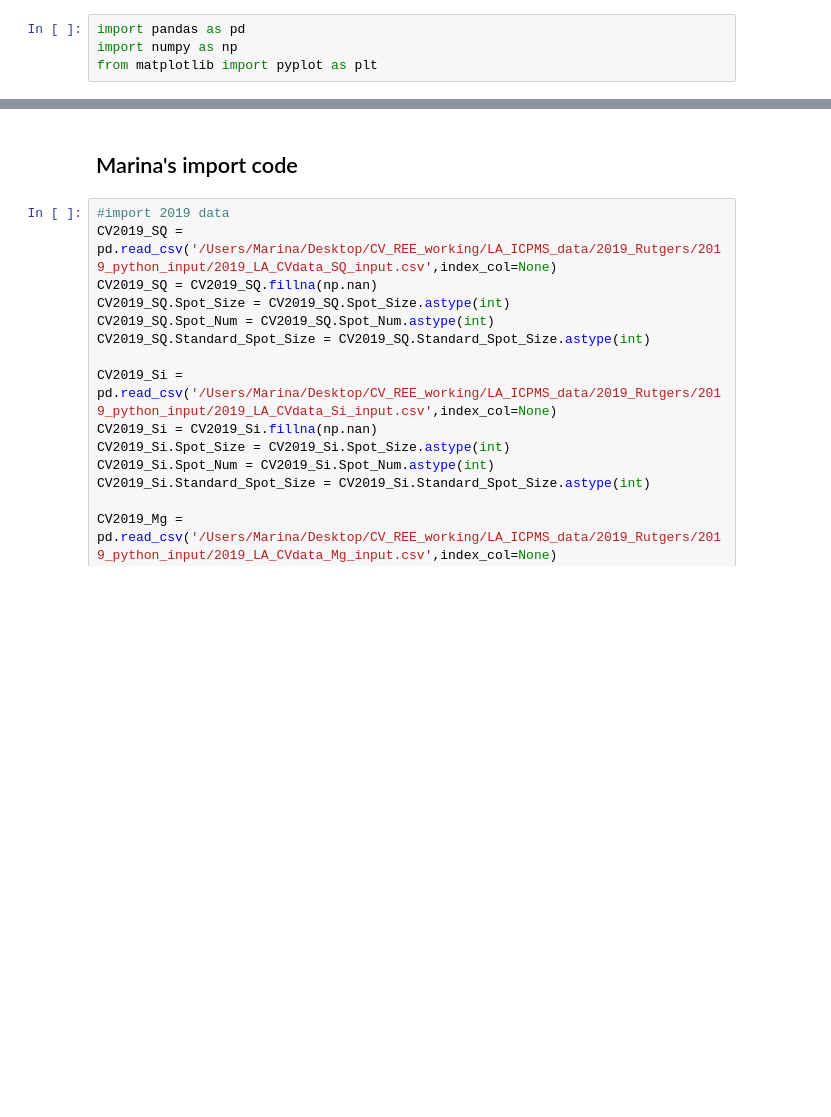
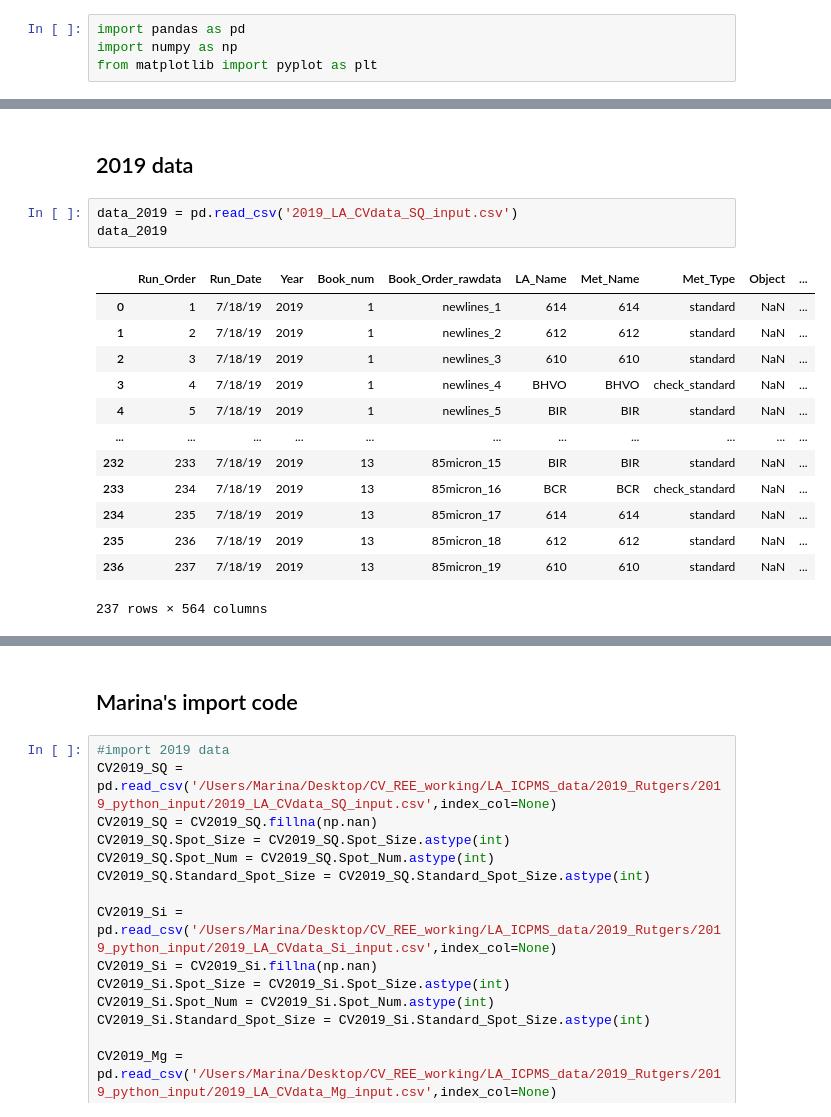
Before and after one commit to JGCAITLIN/HFSE, a Jupyter notebook: prelim_plotting.ipynb, the cells around one changed output, grey strips where cells are left out. Saved outputs shown, nothing was run; the diff lists cells and outputs as text; blank space fills up the shorter version.

```diff
--- a/prelim_plotting.ipynb
+++ b/prelim_plotting.ipynb
@@ -4,0 +41,19 @@ from matplotlib import pyplot as plt
+# %% [markdown]
+## 2019 data
+# %%
+data_2019 = pd.read_csv('2019_LA_CVdata_SQ_input.csv')
+data_2019
+# %% [output]
+|  | Run_Order | Run_Date | Year | Book_num | Book_Order_rawdata | LA_Name | Met_Name | Met_Type | Object | ... |
+| 0 | 1 | 7/18/19 | 2019 | 1 | newlines_1 | 614 | 614 | standard | NaN | ... |
+| 1 | 2 | 7/18/19 | 2019 | 1 | newlines_2 | 612 | 612 | standard | NaN | ... |
+| 2 | 3 | 7/18/19 | 2019 | 1 | newlines_3 | 610 | 610 | standard | NaN | ... |
+| 3 | 4 | 7/18/19 | 2019 | 1 | newlines_4 | BHVO | BHVO | check_standard | NaN | ... |
+| 4 | 5 | 7/18/19 | 2019 | 1 | newlines_5 | BIR | BIR | standard | NaN | ... |
+| ... | ... | ... | ... | ... | ... | ... | ... | ... | ... | ... |
+| 232 | 233 | 7/18/19 | 2019 | 13 | 85micron_15 | BIR | BIR | standard | NaN | ... |
+| 233 | 234 | 7/18/19 | 2019 | 13 | 85micron_16 | BCR | BCR | check_standard | NaN | ... |
+| 234 | 235 | 7/18/19 | 2019 | 13 | 85micron_17 | 614 | 614 | standard | NaN | ... |
+| 235 | 236 | 7/18/19 | 2019 | 13 | 85micron_18 | 612 | 612 | standard | NaN | ... |
+| 236 | 237 | 7/18/19 | 2019 | 13 | 85micron_19 | 610 | 610 | standard | NaN | ... |
+237 rows × 564 columns
```
Also changed, not shown: parts of 15 cells of this notebook.
